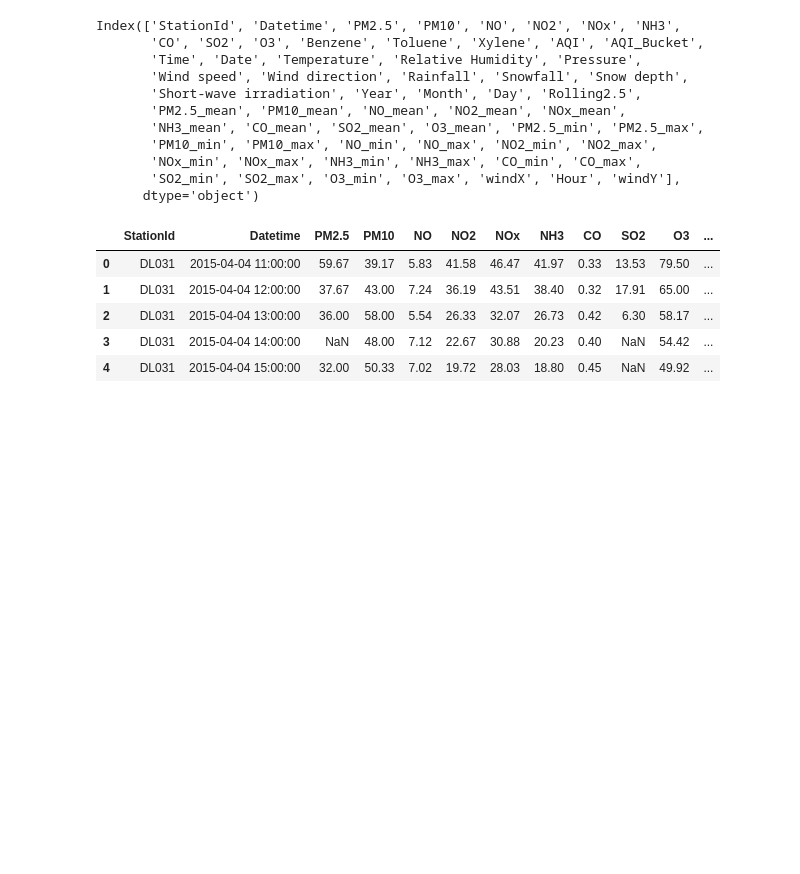
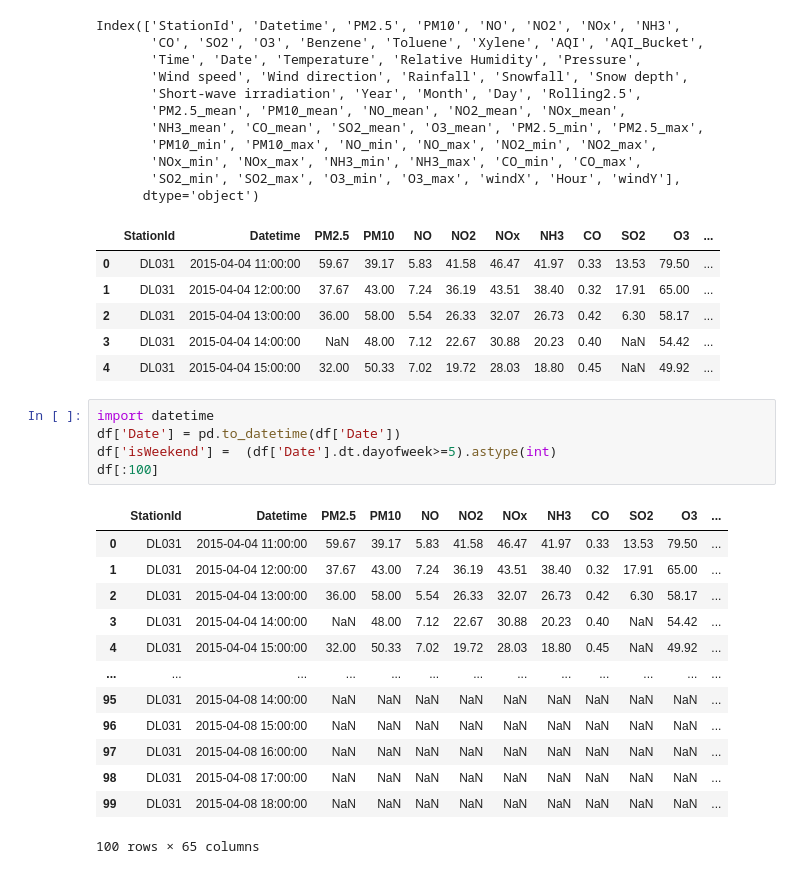
Before and after one commit to gupta-anmol/air-quality-prediction, a Jupyter notebook: main.ipynb, the cells around one changed output. Cells and saved outputs as stored; diff of their text form; blank space fills up the shorter version.

Commit message:
addedWeekend

```diff
--- a/main.ipynb
+++ b/main.ipynb
@@ -180,3 +180,22 @@ Index(['StationId', 'Datetime', 'PM2.5', 'PM10', 'NO', 'NO2', 'NOx', 'NH3',
 | 2 | DL031 | 2015-04-04 13:00:00 | 36.00 | 58.00 | 5.54 | 26.33 | 32.07 | 26.73 | 0.42 | 6.30 | 58.17 | ... |
 | 3 | DL031 | 2015-04-04 14:00:00 | NaN | 48.00 | 7.12 | 22.67 | 30.88 | 20.23 | 0.40 | NaN | 54.42 | ... |
 | 4 | DL031 | 2015-04-04 15:00:00 | 32.00 | 50.33 | 7.02 | 19.72 | 28.03 | 18.80 | 0.45 | NaN | 49.92 | ... |
+# %%
+import datetime
+df['Date'] = pd.to_datetime(df['Date'])
+df['isWeekend'] =  (df['Date'].dt.dayofweek>=5).astype(int)
+df[:100]
+# %% [output]
+|  | StationId | Datetime | PM2.5 | PM10 | NO | NO2 | NOx | NH3 | CO | SO2 | O3 | ... |
+| 0 | DL031 | 2015-04-04 11:00:00 | 59.67 | 39.17 | 5.83 | 41.58 | 46.47 | 41.97 | 0.33 | 13.53 | 79.50 | ... |
+| 1 | DL031 | 2015-04-04 12:00:00 | 37.67 | 43.00 | 7.24 | 36.19 | 43.51 | 38.40 | 0.32 | 17.91 | 65.00 | ... |
+| 2 | DL031 | 2015-04-04 13:00:00 | 36.00 | 58.00 | 5.54 | 26.33 | 32.07 | 26.73 | 0.42 | 6.30 | 58.17 | ... |
+| 3 | DL031 | 2015-04-04 14:00:00 | NaN | 48.00 | 7.12 | 22.67 | 30.88 | 20.23 | 0.40 | NaN | 54.42 | ... |
+| 4 | DL031 | 2015-04-04 15:00:00 | 32.00 | 50.33 | 7.02 | 19.72 | 28.03 | 18.80 | 0.45 | NaN | 49.92 | ... |
+| ... | ... | ... | ... | ... | ... | ... | ... | ... | ... | ... | ... | ... |
+| 95 | DL031 | 2015-04-08 14:00:00 | NaN | NaN | NaN | NaN | NaN | NaN | NaN | NaN | NaN | ... |
+| 96 | DL031 | 2015-04-08 15:00:00 | NaN | NaN | NaN | NaN | NaN | NaN | NaN | NaN | NaN | ... |
+| 97 | DL031 | 2015-04-08 16:00:00 | NaN | NaN | NaN | NaN | NaN | NaN | NaN | NaN | NaN | ... |
+| 98 | DL031 | 2015-04-08 17:00:00 | NaN | NaN | NaN | NaN | NaN | NaN | NaN | NaN | NaN | ... |
+| 99 | DL031 | 2015-04-08 18:00:00 | NaN | NaN | NaN | NaN | NaN | NaN | NaN | NaN | NaN | ... |
+100 rows × 65 columns
```
